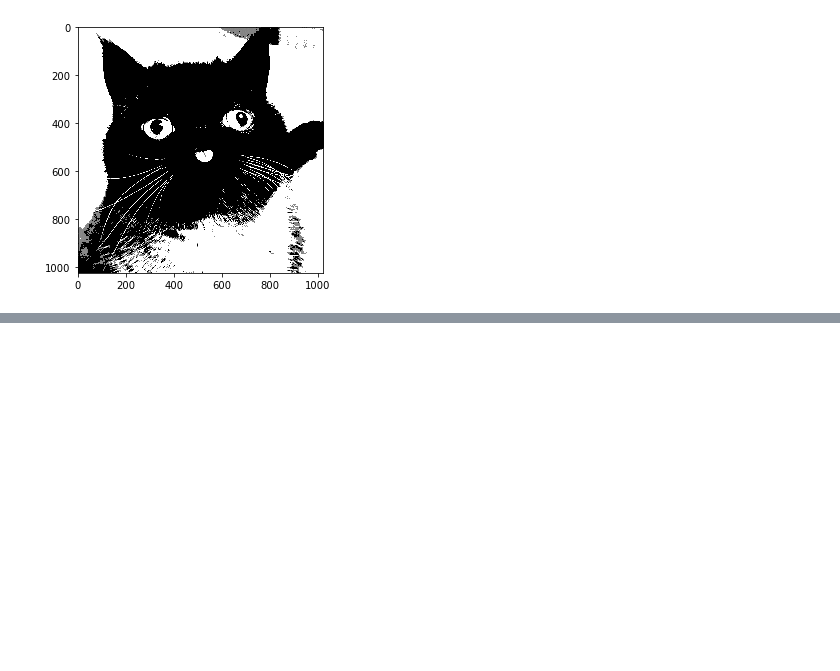
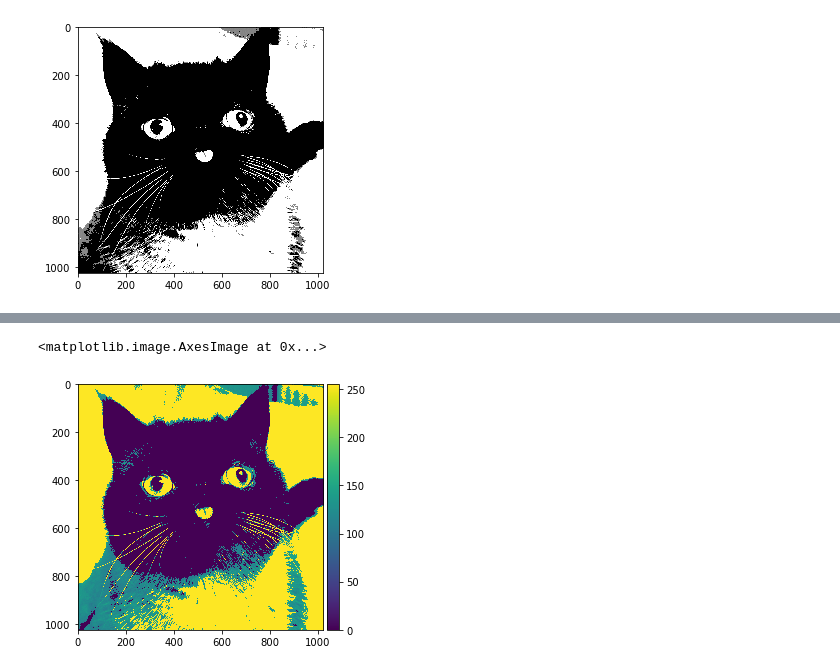
Before and after one commit to vitalyj-vasilevich/imageProcessing, a Jupyter notebook: ImageProcessing3.ipynb, the cells around one changed output, grey strips where cells are left out. Cells and saved outputs as stored; diff of their text form; code cells hidden in the pictures; blank space fills up the shorter version.

```diff
--- a/ImageProcessing3.ipynb
+++ b/ImageProcessing3.ipynb
@@ -42,0 +43,11 @@ io.imshow(two_params_image)
+# %%
+def table_method(image, t):
+    x = np.arange(256)
+    table = np.where(x > t, x, 0)
+    return table[image]
+# %%
+image = (255 * image).astype(np.uint8)
+io.imshow(table_method(image, 1))
+# %% [output]
+<matplotlib.image.AxesImage at 0x...>
+[figure, added]
```
Also changed, not shown: parts of 1 cell of this notebook, 7 other files.
